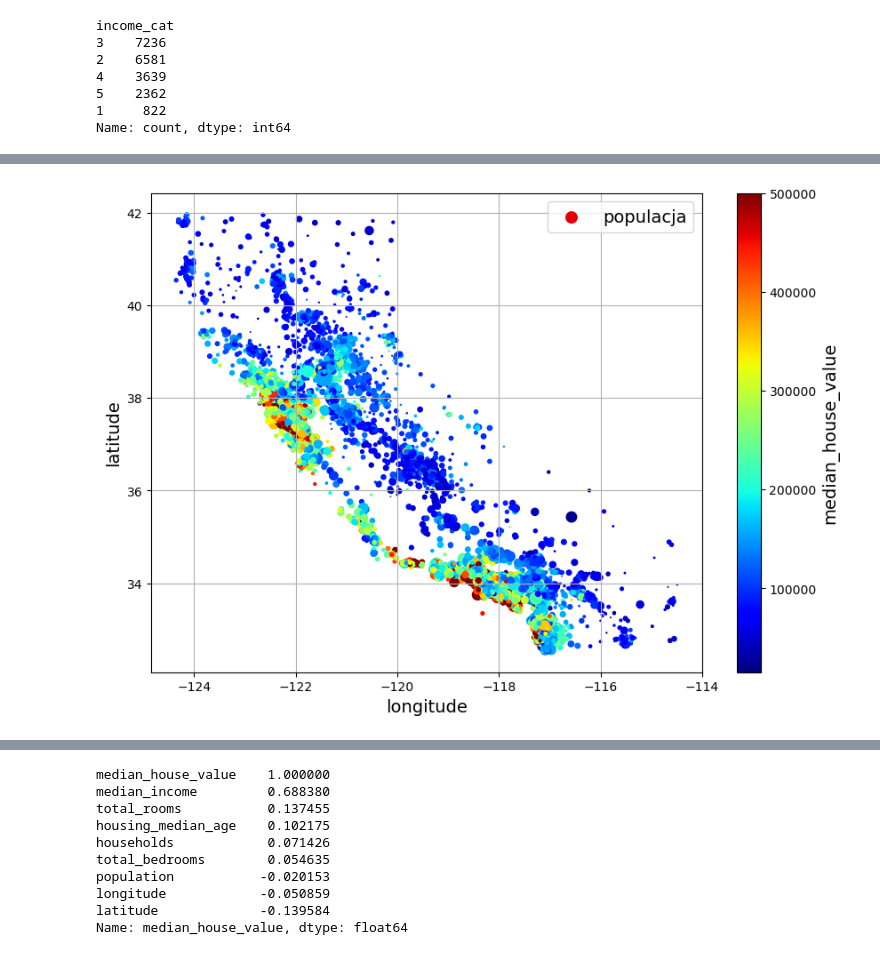
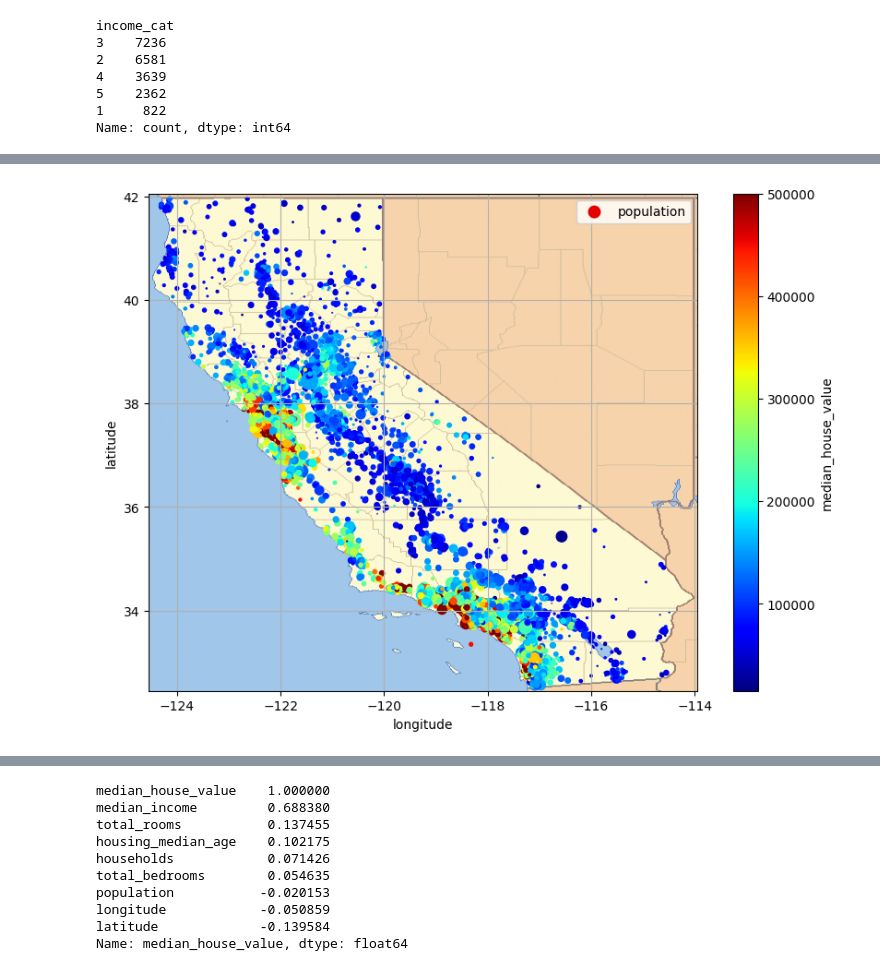
Before and after one commit to SokolowskiMik/WUM, a Jupyter notebook: 02_pierwszy_projekt_uczenia_maszynowego.ipynb, the cells around one changed output, grey strips where cells are left out. Saved outputs shown, nothing was run; the diff lists cells and outputs as text; code cells hidden in the pictures.

```diff
--- a/02_pierwszy_projekt_uczenia_maszynowego.ipynb
+++ b/02_pierwszy_projekt_uczenia_maszynowego.ipynb
@@ -84,7 +69,5 @@ plt.show()
 # %%
 from sklearn.model_selection import train_test_split
 # %%
-housing["income_cat"] = pd.cut(housing["median_income"],
-                               bins=[0., 1.5, 3.0, 4.5, 6., np.inf],
-                               labels=[1, 2, 3, 4, 5])
+housing['income_cat']=pd.cut(housing['median_income'], bins=[0.,1.5,3.0,4.5,6., np.inf], labels=[1,2,3,4,5])
 # %%
@@ -151,8 +128,12 @@ plt.show()
 # %%
 df_train_eda.plot(kind="scatter", x="longitude", y="latitude", grid=True,
-s=df_train_eda["population"] / 100, label="populacja",
-c="median_house_value", cmap="jet", colorbar=True,
-legend=True, sharex=False, figsize=(10, 7))
+                  s=df_train_eda['population']/100 ,label="population",
+                  c='median_house_value',cmap='jet', colorbar=True,
+                  legend=True, sharex=True, figsize=(10,7))
+california_img = plt.imread(datapath / "california.png")
+axis = -124.55, -113.95, 32.45, 42.05
+plt.axis(axis)
+plt.imshow(california_img, extent=axis)
 plt.show()
 # %% [output]
-[figure, old version]
+[figure, new version]
```
Also changed, not shown: parts of 105 cells of this notebook.
